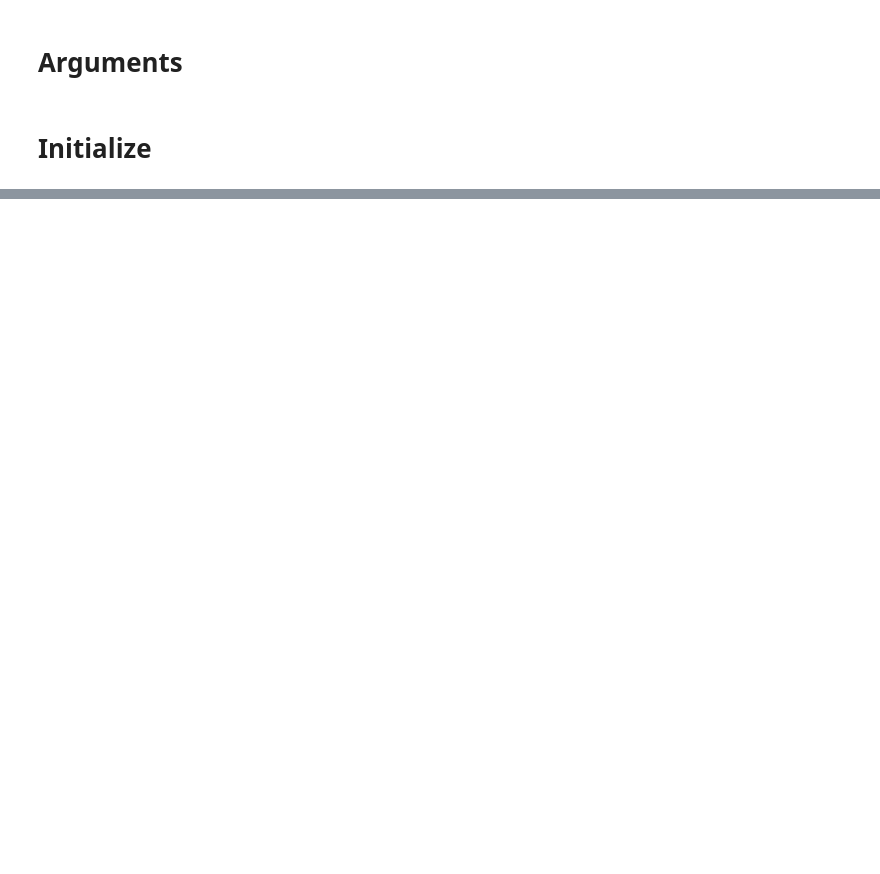
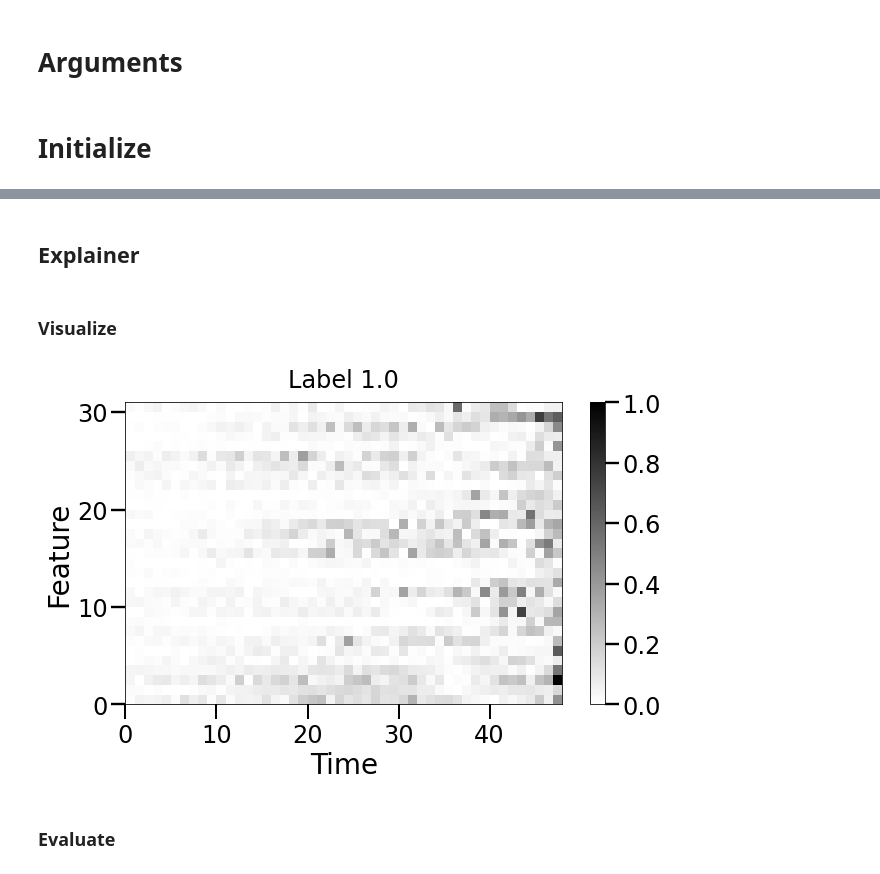
Before and after one commit to UVA-MLSys/SA-Timeseries, a Jupyter notebook: dual_interpret.ipynb, the cells around one changed output, grey strips where cells are left out. Saved outputs shown, nothing was run; the diff lists cells and outputs as text; code cells hidden in the pictures; blank space fills up the shorter version.

Commit message:
refactor attr computer and attr visualization

```diff
--- a/dual_interpret.ipynb
+++ b/dual_interpret.ipynb
@@ -302,0 +239,22 @@ plt.savefig('results/density.jpg', dpi=200)
+# %% [markdown]
+## Explainer
+# %%
+explainer = FeatureAblation(model)
+
+if args.task_name == 'classification':
+    attr = compute_attr(
+        inputs, baselines, explainer,
+        additional_forward_args, args,
+        avg_attr=False
+    )
+
+    attr_numpy = attr.detach().cpu().numpy()
+    attr_normed = normalize_feature(attr_numpy)
+else:
+    attr = compute_attr(
+        inputs, baselines, explainer,
+        additional_forward_args, args,
+        avg_attr=False
+    )
+    attr_numpy = tuple([a.detach().cpu().numpy() for a in attr])
+    attr_normed = normalize_feature(attr_numpy)
@@ -302,0 +266,34 @@ plt.savefig('results/density.jpg', dpi=200)
+# %% [markdown]
+### Visualize
+# %%
+target = 1
+samples = 1
+cmap = 'binary' # binary, RdYlGn, grey, hot
+fig, axes = plt.subplots(1, samples, figsize =(min(18, 9*samples), 6))
+
+if samples ==1:
+    psm = axes.pcolormesh(
+        attr_normed[0, target].T,
+        cmap=cmap, # rasterized=True, # vmin=0, vmax=1
+    )
+    fig.colorbar(psm, ax=axes)
+    axes.set_xlabel('Time')
+    axes.set_ylabel('Feature')
+    axes.title.set_text(f'Label {labels[0].item()}')
+else:
+    for sample_no in range(samples):
+        psm = axes[sample_no].pcolormesh(
+            attr_normed[sample_no, target].T,
+            cmap=cmap, # rasterized=True, # vmin=0, vmax=1
+        )
+        fig.colorbar(psm, ax=axes[sample_no])
+        axes[sample_no].set_xlabel('Time')
+        axes[sample_no].set_ylabel('Feature')
+        axes[sample_no].title.set_text(f'Sample {sample_no+1}, Label {labels[sample_no].item()}')
+
+fig.tight_layout()
+plt.show()
+# %% [output]
+[figure, added]
+# %% [markdown]
+### Evaluate
```
Also changed, not shown: parts of 68 cells of this notebook, 10 other files.
